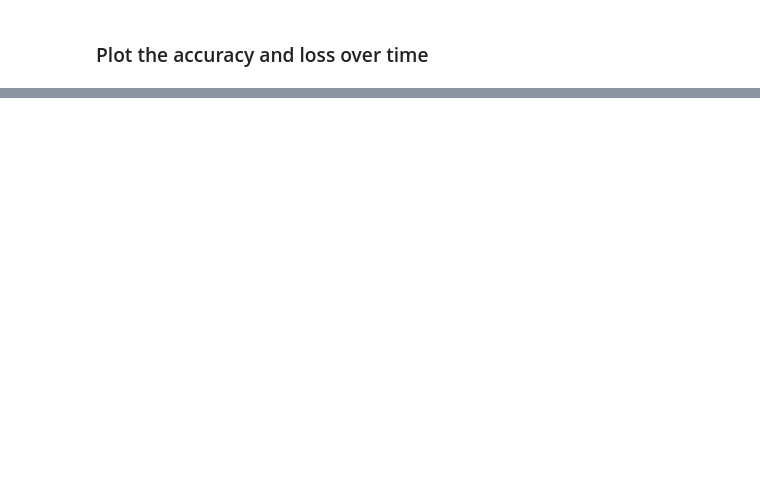
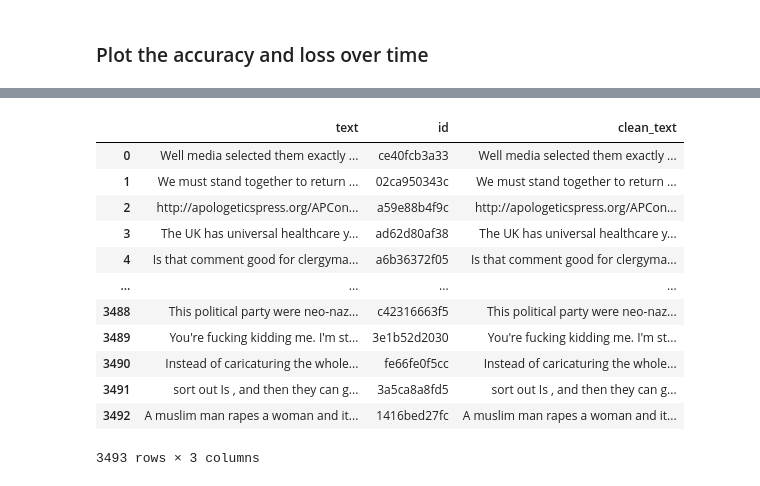
Before and after one commit to Lucasor99/Offensive-Language-Detection-, a Jupyter notebook: OffLanDetec_bert.ipynb, the cells around one changed output, grey strips where cells are left out. Drawn from its saved outputs; the diff is of its cells as text; code cells hidden in the pictures; blank space fills up the shorter version.

```diff
--- a/OffLanDetec_bert.ipynb
+++ b/OffLanDetec_bert.ipynb
@@ -485,6 +512,20 @@ test_data
 # %%
-test_data['clean_text'] = test_data['text'].apply(preprocess_text)
+test_data['clean_text'] = test_data['text']#.apply(preprocess_text)
 test_data
+# %% [output]
+|  | text | id | clean_text |
+| 0 | Well media selected them exactly ... | ce40fcb3a33 | Well media selected them exactly ... |
+| 1 | We must stand together to return ... | 02ca950343c | We must stand together to return ... |
+| 2 | http://apologeticspress.org/APCon... | a59e88b4f9c | http://apologeticspress.org/APCon... |
+| 3 | The UK has universal healthcare y... | ad62d80af38 | The UK has universal healthcare y... |
+| 4 | Is that comment good for clergyma... | a6b36372f05 | Is that comment good for clergyma... |
+| ... | ... | ... | ... |
+| 3488 | This political party were neo-naz... | c42316663f5 | This political party were neo-naz... |
+| 3489 | You're fucking kidding me. I'm st... | 3e1b52d2030 | You're fucking kidding me. I'm st... |
+| 3490 | Instead of caricaturing the whole... | fe66fe0f5cc | Instead of caricaturing the whole... |
+| 3491 | sort out Is , and then they can g... | 3a5ca8a8fd5 | sort out Is , and then they can g... |
+| 3492 | A muslim man rapes a woman and it... | 1416bed27fc | A muslim man rapes a woman and it... |
+3493 rows × 3 columns
 # %%
 #Predicción
 pred_new = classifier_model.predict(test_data["clean_text"])
```
Also changed, not shown: parts of 17 cells of this notebook.
